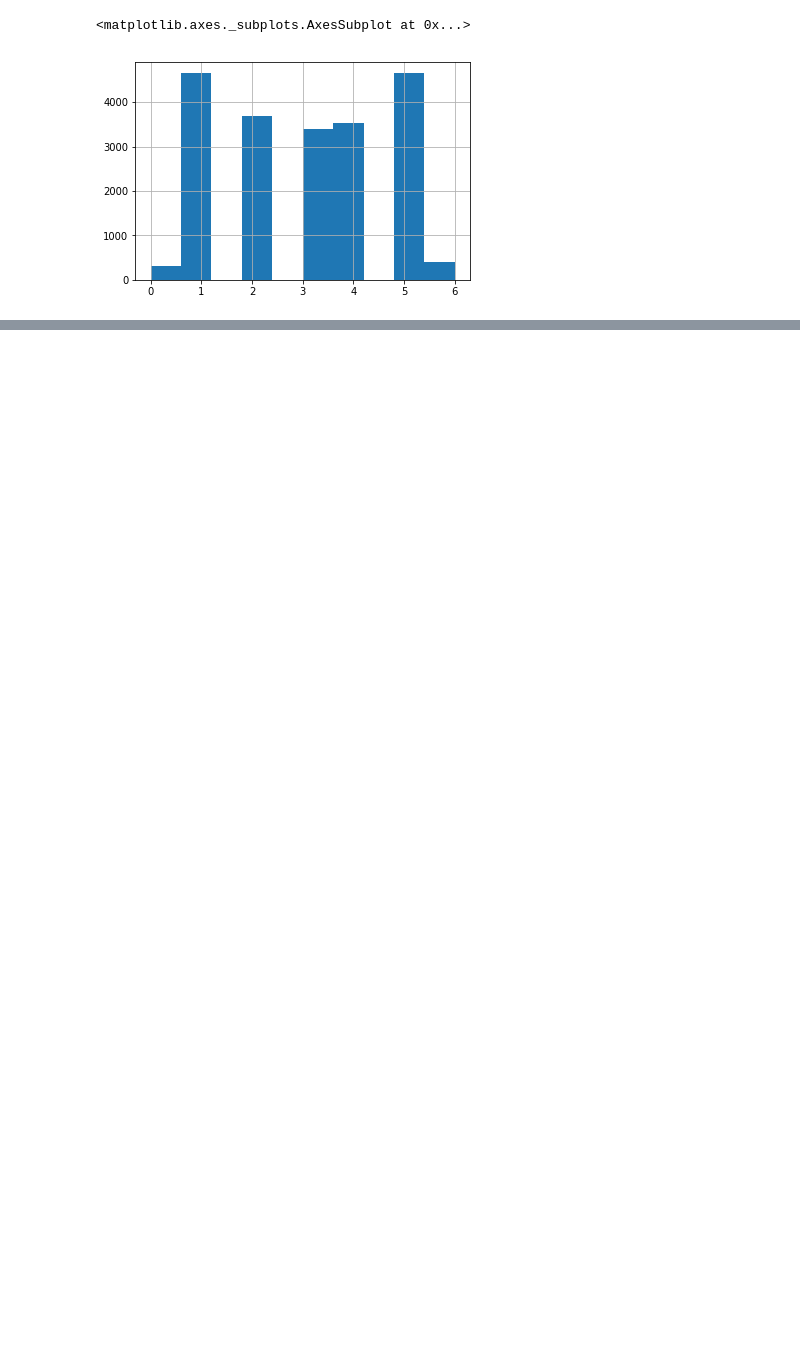
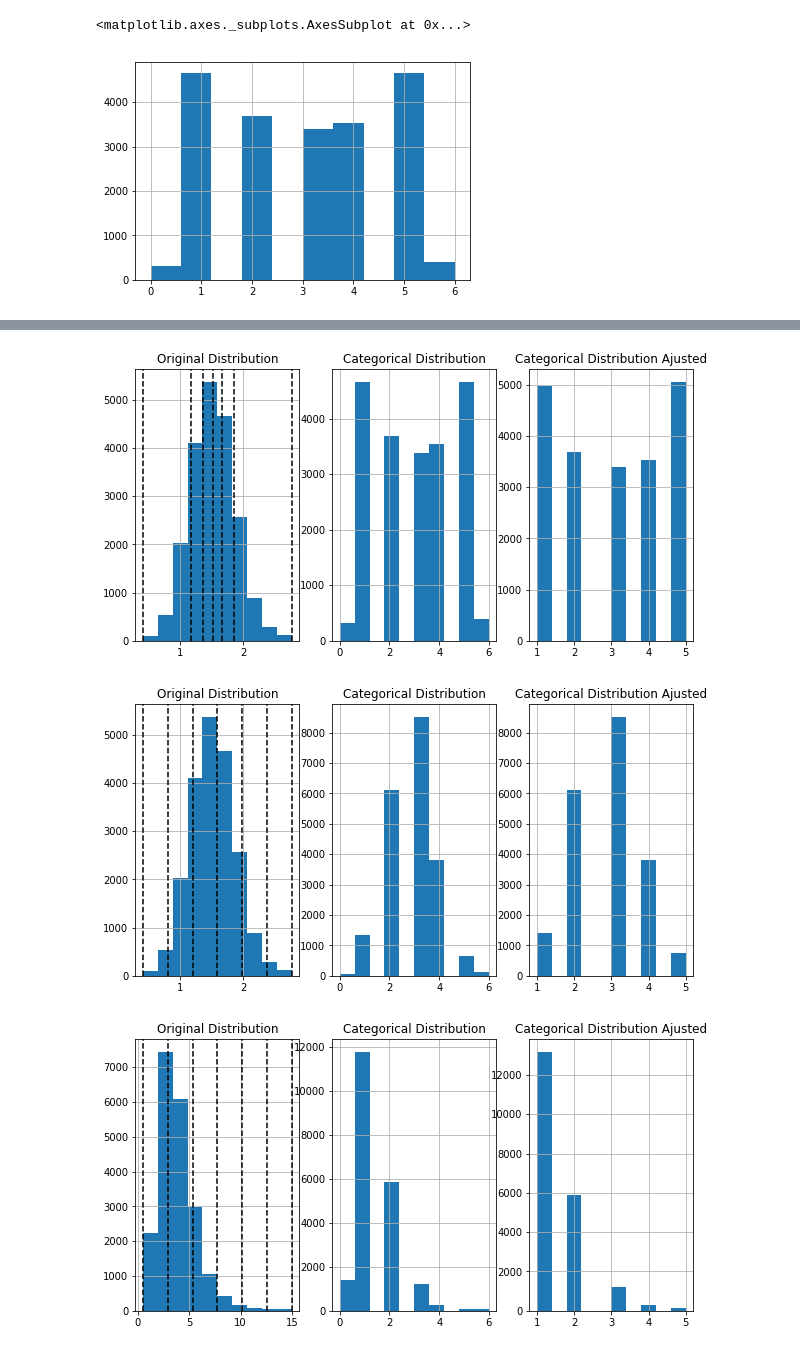
Before and after one commit to corasantos/ML-Preparation-Housing, a Jupyter notebook: housing_notebook.ipynb, the cells around one changed output, grey strips where cells are left out. Saved outputs shown, nothing was run; the diff lists cells and outputs as text; code cells hidden in the pictures; blank space fills up the shorter version.

```diff
--- a/housing_notebook.ipynb
+++ b/housing_notebook.ipynb
@@ -183,0 +341,8 @@ array([0.40539844, 1.27071513, 1.51178098, 1.74802525, 2.77259497])
+# %%
+data, cats = stratifyC1D(raw,stratFeat='median_income',logtransform=True,binmethod='QuantileBins',adjust=False)
+data, cats = stratifyC1D(raw,stratFeat='median_income',logtransform=True,binmethod='LinearBins',adjust=False)
+data, cats = stratifyC1D(raw,stratFeat='median_income',logtransform=False,binmethod='LinearBins',adjust=False)
+# %% [output]
+[figure, added]
+[figure, added]
+[figure, added]
```
Also changed, not shown: parts of 18 cells of this notebook, 1 other file.
